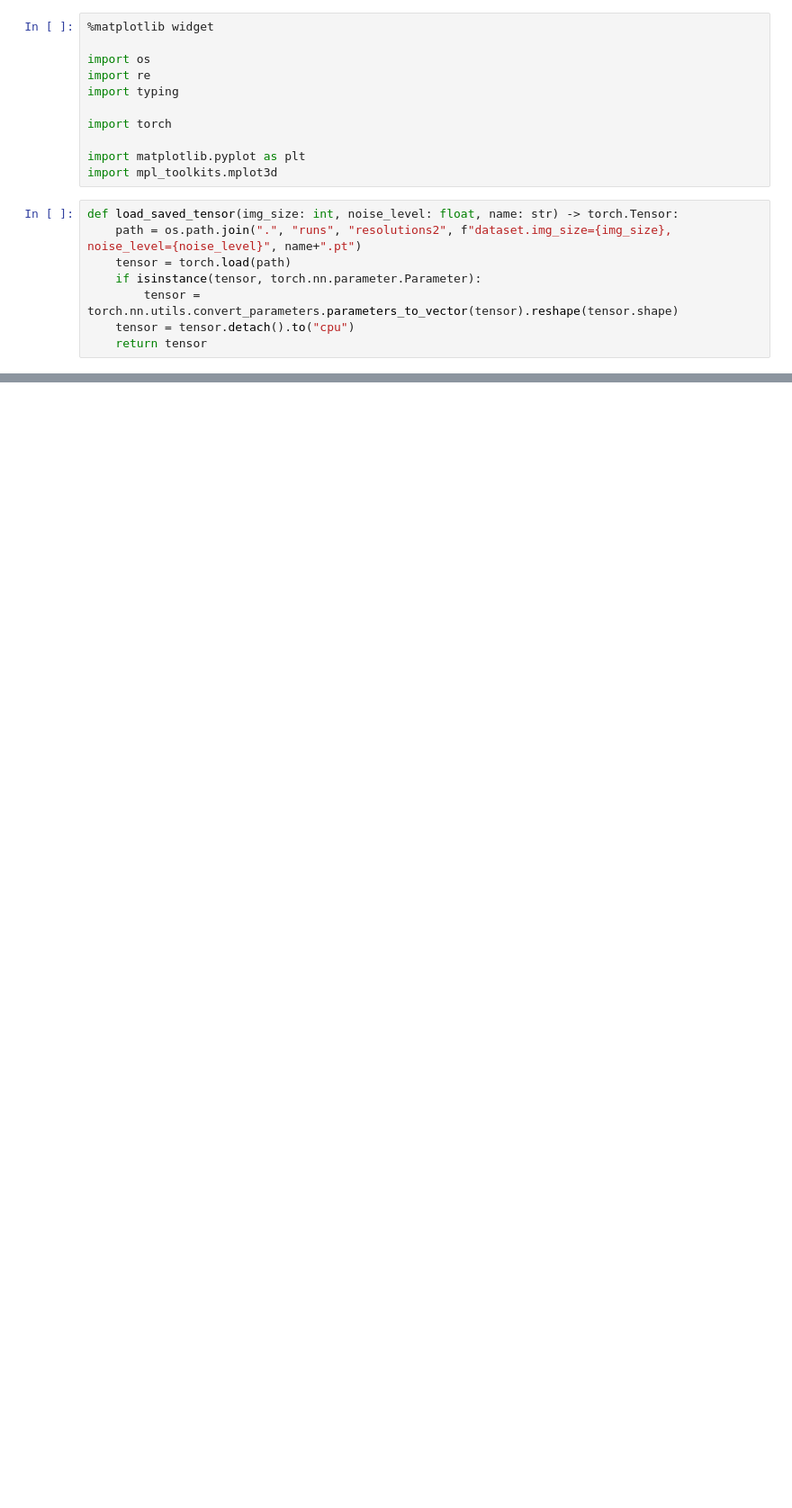
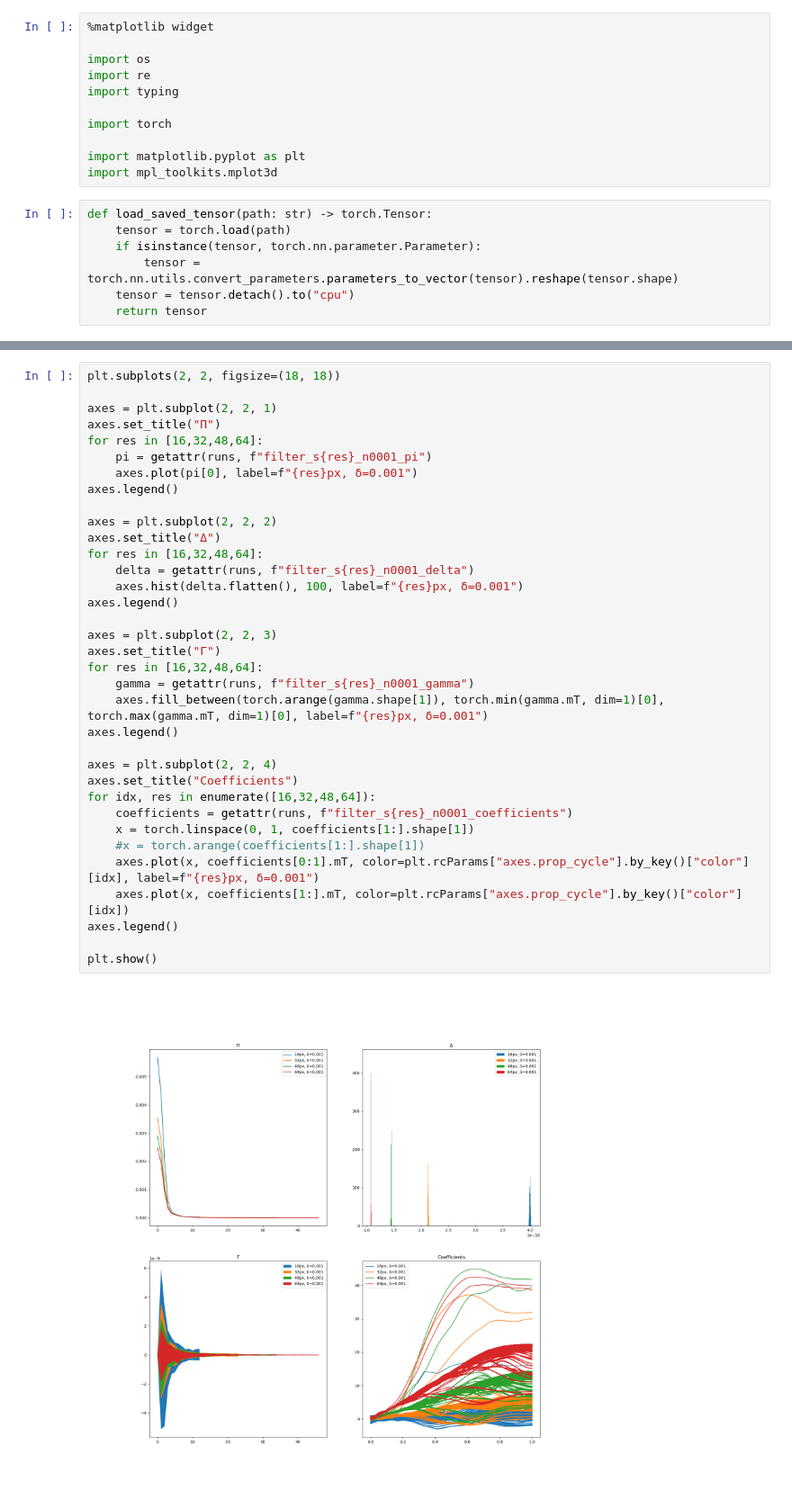
Before and after one commit to AlexanderAuras/LearnedRadonFilters, a Jupyter notebook: visualization.ipynb, the cells around one changed output, grey strips where cells are left out. Shown at 90% size. Cells and saved outputs as stored; diff of their text form; blank space fills up the shorter version.

```diff
--- a/visualization.ipynb
+++ b/visualization.ipynb
@@ -10,8 +10,7 @@ import torch
 import matplotlib.pyplot as plt
 import mpl_toolkits.mplot3d
 # %%
-def load_saved_tensor(img_size: int, noise_level: float, name: str) -> torch.Tensor:
-    path = os.path.join(".", "runs", "resolutions2", f"dataset.img_size={img_size}, noise_level={noise_level}", name+".pt")
+def load_saved_tensor(path: str) -> torch.Tensor:
     tensor = torch.load(path)
     if isinstance(tensor, torch.nn.parameter.Parameter):
         tensor = torch.nn.utils.convert_parameters.parameters_to_vector(tensor).reshape(tensor.shape)
@@ -68,0 +68,37 @@ plt.show()
+# %%
+plt.subplots(2, 2, figsize=(18, 18))
+
+axes = plt.subplot(2, 2, 1)
+axes.set_title("Π")
+for res in [16,32,48,64]:
+    pi = getattr(runs, f"filter_s{res}_n0001_pi")
+    axes.plot(pi[0], label=f"{res}px, δ=0.001")
+axes.legend()
+
+axes = plt.subplot(2, 2, 2)
+axes.set_title("Δ")
+for res in [16,32,48,64]:
+    delta = getattr(runs, f"filter_s{res}_n0001_delta")
+    axes.hist(delta.flatten(), 100, label=f"{res}px, δ=0.001")
+axes.legend()
+
+axes = plt.subplot(2, 2, 3)
+axes.set_title("Γ")
+for res in [16,32,48,64]:
+    gamma = getattr(runs, f"filter_s{res}_n0001_gamma")
+    axes.fill_between(torch.arange(gamma.shape[1]), torch.min(gamma.mT, dim=1)[0], torch.max(gamma.mT, dim=1)[0], label=f"{res}px, δ=0.001")
+axes.legend()
+
+axes = plt.subplot(2, 2, 4)
+axes.set_title("Coefficients")
+for idx, res in enumerate([16,32,48,64]):
+    coefficients = getattr(runs, f"filter_s{res}_n0001_coefficients")
+    x = torch.linspace(0, 1, coefficients[1:].shape[1])
+    #x = torch.arange(coefficients[1:].shape[1])
+    axes.plot(x, coefficients[0:1].mT, color=plt.rcParams["axes.prop_cycle"].by_key()["color"][idx], label=f"{res}px, δ=0.001")
+    axes.plot(x, coefficients[1:].mT, color=plt.rcParams["axes.prop_cycle"].by_key()["color"][idx])
+axes.legend()
+
+plt.show()
+# %% [output]
+[figure, added]
```
Also changed, not shown: parts of 4 cells of this notebook, 1 other file.
